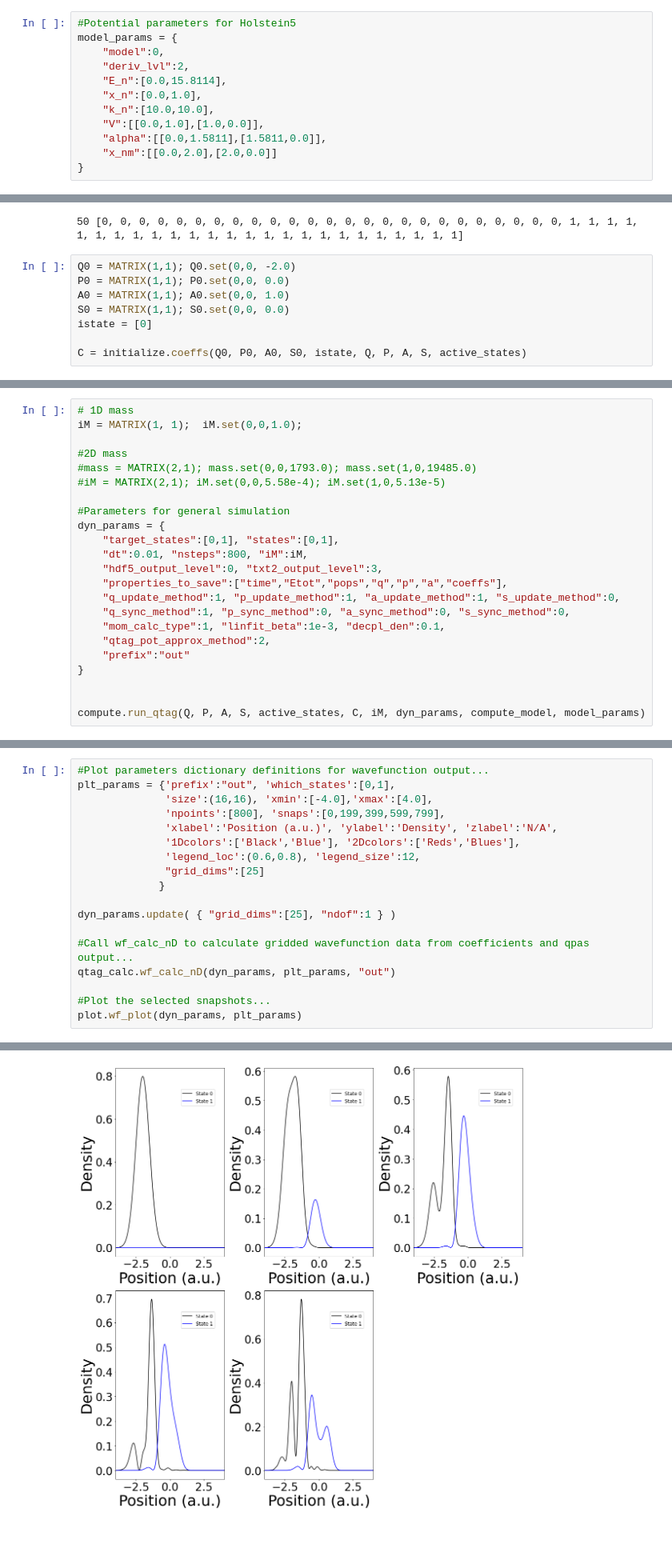
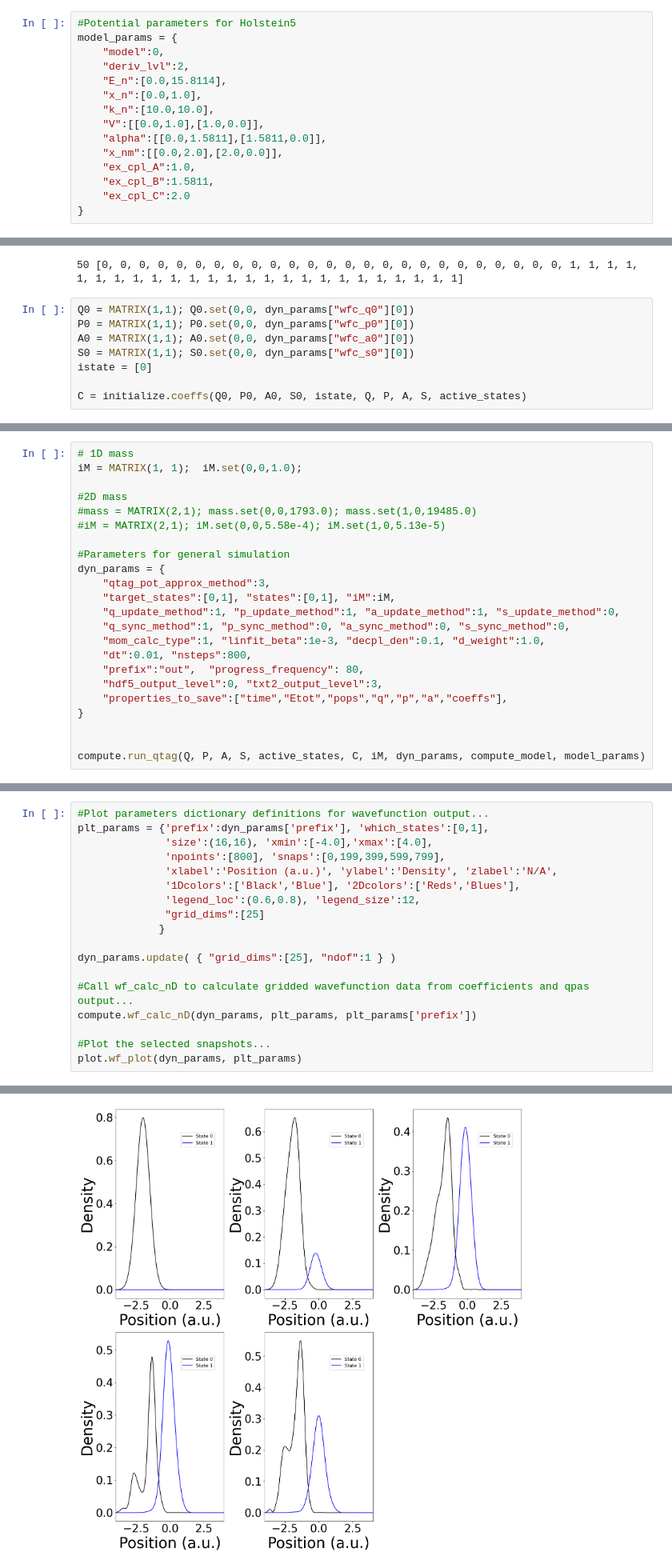
Before and after one commit to compchem-cybertraining/Tutorials_Libra, a Jupyter notebook: 6_dynamics/5_qtag/1_basics/tutorial.ipynb, the cells around one changed output, grey strips where cells are left out. Shown at 80% size. Saved outputs shown, nothing was run; the diff lists cells and outputs as text; blank space fills up the shorter version.

Commit message:
Revised the QTAG tutorial so it works correctly. Added suggested exercises

```diff
--- a/6_dynamics/5_qtag/1_basics/tutorial.ipynb
+++ b/6_dynamics/5_qtag/1_basics/tutorial.ipynb
@@ -202,7 +200,10 @@ model_params = {
     "k_n":[10.0,10.0],
     "V":[[0.0,1.0],[1.0,0.0]],
     "alpha":[[0.0,1.5811],[1.5811,0.0]],
-    "x_nm":[[0.0,2.0],[2.0,0.0]]
+    "x_nm":[[0.0,2.0],[2.0,0.0]],
+    "ex_cpl_A":1.0,
+    "ex_cpl_B":1.5811,
+    "ex_cpl_C":2.0
 }
 # %% [markdown]
 Before continuing to dynamics, it can be useful to plot the potential surfaces we've created. This is done using Libra's internal `dynamics_plotting` module, which requires us to define the `plot_params` dictionary:
@@ -256,10 +257,10 @@ print(ntraj, active_states)
 # %% [output]
 50 [0, 0, 0, 0, 0, 0, 0, 0, 0, 0, 0, 0, 0, 0, 0, 0, 0, 0, 0, 0, 0, 0, 0, 0, 0, 1, 1, 1, 1, 1, 1, 1, 1, 1, 1, 1, 1, 1, 1, 1, 1, 1, 1, 1, 1, 1, 1, 1, 1, 1]
 # %%
-Q0 = MATRIX(1,1); Q0.set(0,0, -2.0)
-P0 = MATRIX(1,1); P0.set(0,0, 0.0)
-A0 = MATRIX(1,1); A0.set(0,0, 1.0)
-S0 = MATRIX(1,1); S0.set(0,0, 0.0)
+Q0 = MATRIX(1,1); Q0.set(0,0, dyn_params["wfc_q0"][0])
+P0 = MATRIX(1,1); P0.set(0,0, dyn_params["wfc_p0"][0])
+A0 = MATRIX(1,1); A0.set(0,0, dyn_params["wfc_a0"][0])
+S0 = MATRIX(1,1); S0.set(0,0, dyn_params["wfc_s0"][0])
 istate = [0]
 
 C = initialize.coeffs(Q0, P0, A0, S0, istate, Q, P, A, S, active_states)
@@ -295,15 +296,15 @@ iM = MATRIX(1, 1);  iM.set(0,0,1.0);
 
 #Parameters for general simulation
 dyn_params = {
-    "target_states":[0,1], "states":[0,1],
-    "dt":0.01, "nsteps":800, "iM":iM,
+    "qtag_pot_approx_method":3,
+    "target_states":[0,1], "states":[0,1], "iM":iM,
+    "q_update_method":1, "p_update_method":1, "a_update_method":1, "s_update_method":0,
+    "q_sync_method":1, "p_sync_method":0, "a_sync_method":0, "s_sync_method":0,
+    "mom_calc_type":1, "linfit_beta":1e-3, "decpl_den":0.1, "d_weight":1.0,
+    "dt":0.01, "nsteps":800,
+    "prefix":"out",  "progress_frequency": 80,
     "hdf5_output_level":0, "txt2_output_level":3,
     "properties_to_save":["time","Etot","pops","q","p","a","coeffs"],
-    "q_update_method":1, "p_update_method":1, "a_update_method":1, "s_update_method":0,
-    "q_sync_method":1, "p_sync_method":0, "a_sync_method":0, "s_sync_method":0,
-    "mom_calc_type":1, "linfit_beta":1e-3, "decpl_den":0.1,
-    "qtag_pot_approx_method":2,
-    "prefix":"out"
 }
 
 
@@ -373,25 +368,25 @@ With the simulation finished, we can start plotting some of the output data we r
 Note that a new dictionary is needed for plotting: `plt_params`. This dictionary is uniquely specified for each set of plots we want to make (for this tutorial, all necessary parameters for the `qtag_plots` functionality are given each time). Here, we're plotting the wavefunction density at various snapshots in the simulation using the `qtag_plots.wf_plot` function, which relies on gridded wavefunction data reconstructed from our output via the `qtag_calc.wf_calc_nD` function.
 # %%
 #Plot parameters dictionary definitions for wavefunction output...
-plt_params = {'prefix':"out", 'which_states':[0,1],
+plt_params = {'prefix':dyn_params['prefix'], 'which_states':[0,1],
               'size':(16,16), 'xmin':[-4.0],'xmax':[4.0],
               'npoints':[800], 'snaps':[0,199,399,599,799],
               'xlabel':'Position (a.u.)', 'ylabel':'Density', 'zlabel':'N/A',
               '1Dcolors':['Black','Blue'], '2Dcolors':['Reds','Blues'],
               'legend_loc':(0.6,0.8), 'legend_size':12,
               "grid_dims":[25]
              }
 
 dyn_params.update( { "grid_dims":[25], "ndof":1 } )
 
 #Call wf_calc_nD to calculate gridded wavefunction data from coefficients and qpas output...
-qtag_calc.wf_calc_nD(dyn_params, plt_params, "out")
+compute.wf_calc_nD(dyn_params, plt_params, plt_params['prefix'])
 
 #Plot the selected snapshots...
 plot.wf_plot(dyn_params, plt_params)
 # %% [output]
 Number of files = 5
-[figure, old version]
+[figure, new version]
 # %% [markdown]
 Now, we plot the surface populations and energy conservation using the `qtag_plots.energy_and_pops` function:
 # %%
```
Also changed, not shown: parts of 9 cells of this notebook.
